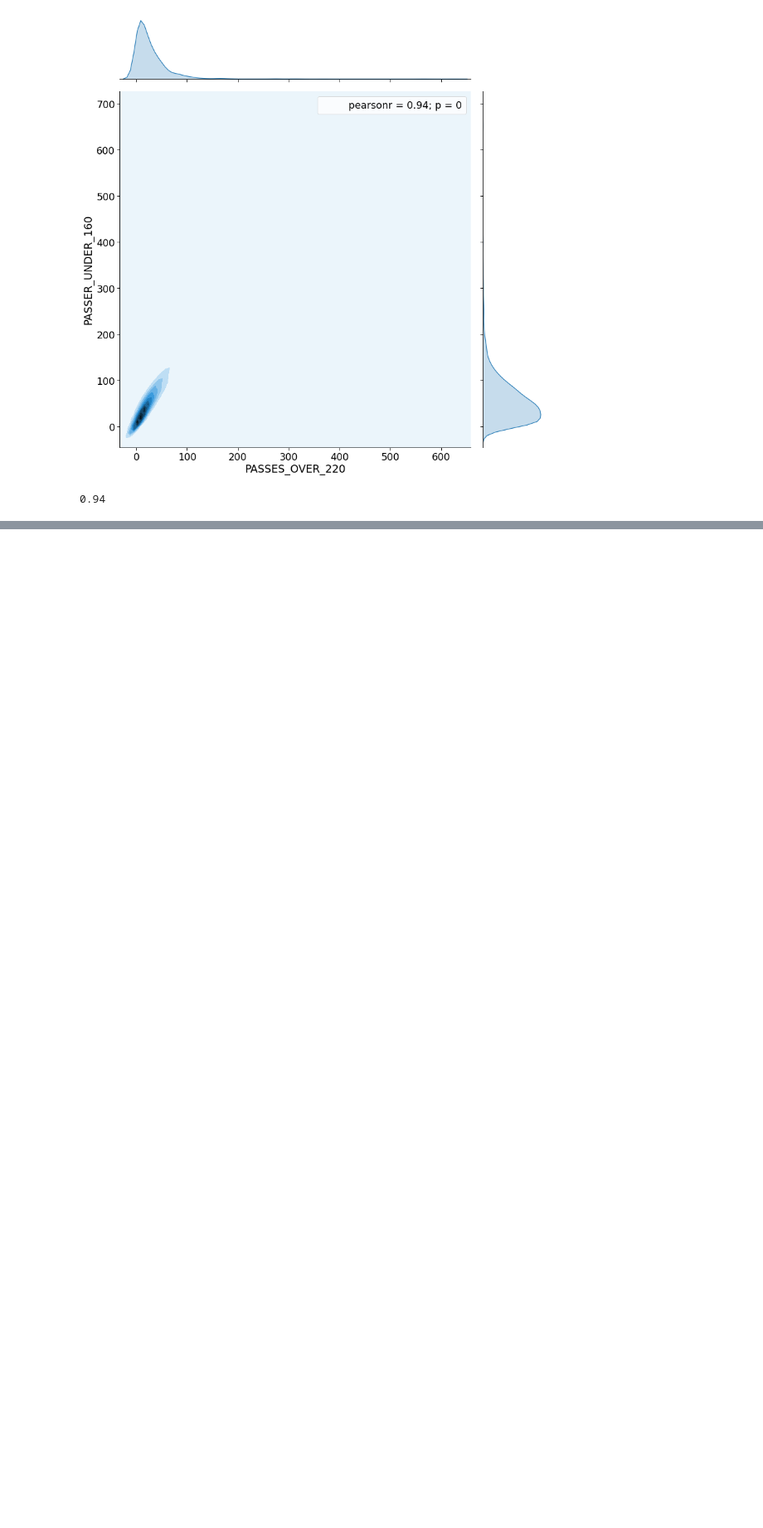
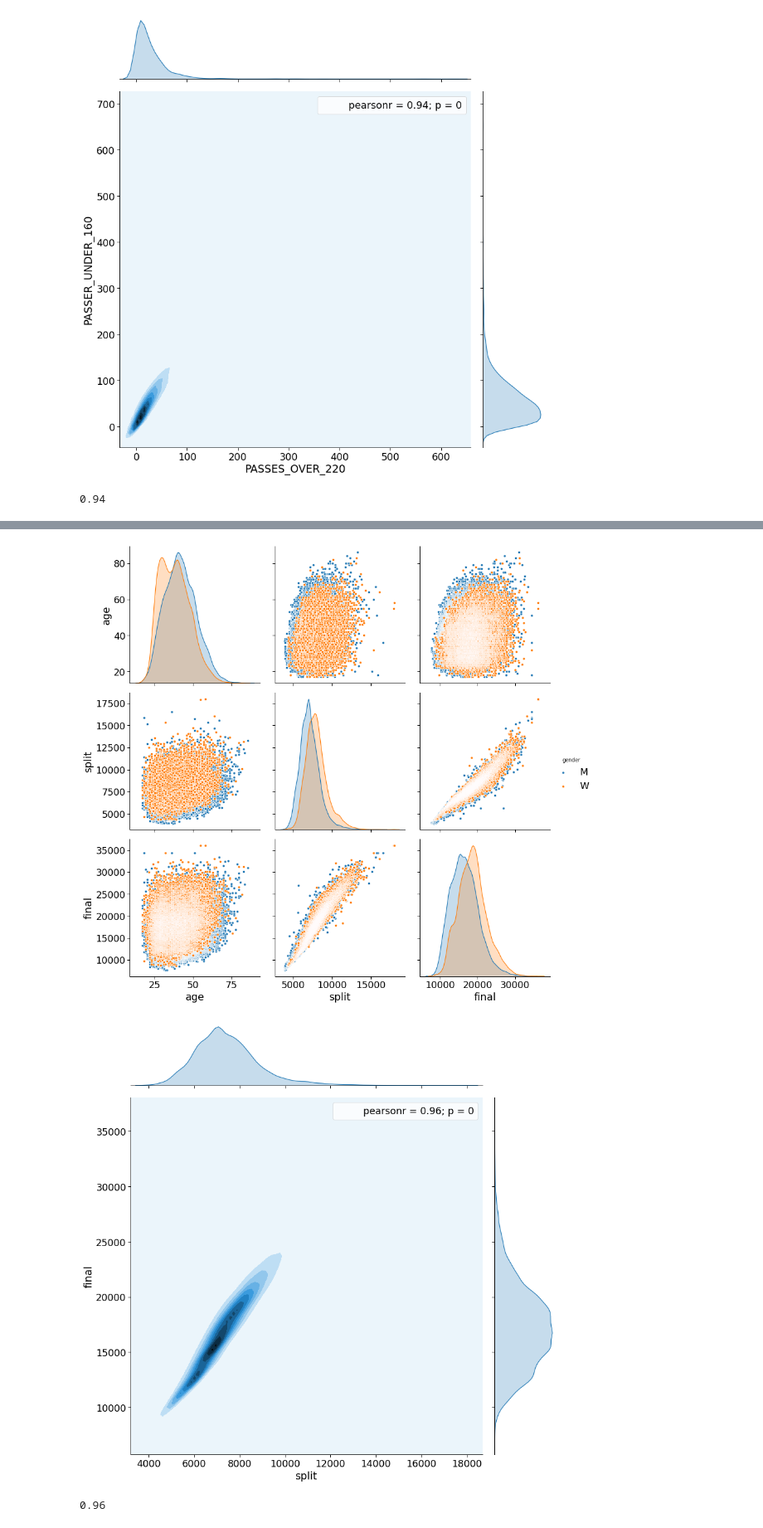
Before and after one commit to visualGravitySense/data-parsing-and-analysing, a Jupyter notebook: dependency visualization.ipynb, the cells around one changed output, grey strips where cells are left out. Shown at 83% size. Saved outputs shown, nothing was run; the diff lists cells and outputs as text; code cells hidden in the pictures; blank space fills up the shorter version.

```diff
--- a/dependency visualization.ipynb
+++ b/dependency visualization.ipynb
@@ -107,0 +123,31 @@ print (round(stats.pearsonr(data["PASSES_OVER_220"], data["PASSER_UNDER_160"])[0
+# %%
+#Чему равен коэффициент корреляции максимально зависимых серий данных? (0.96)
+
+%matplotlib inline
+import matplotlib.pyplot as plt
+import seaborn as sns
+import pandas as pd
+import scipy.stats as stats
+
+#ввод специальной функции для конвертации времени
+def convert_time(a):
+    return sum(x*int(t) for x, t in zip([3600, 60, 1], a.split(":")))
+
+data = pd.read_csv("http://digo.ee/marathon-data.csv")
+
+#применим введённую функцию конвертации времени к обеим сериям данных
+data["split"] = data["split"].apply(convert_time)
+data["final"] = data["final"].apply(convert_time)
+
+#построим парный график что бы понять какие данные с каими корелируют
+sns.pairplot(data, hue="gender", height=4)
+plt.show()
+
+# найдём коеффициэнт кореляции пирсона
+sns.jointplot("split", "final", data, height=12, kind="kde").annotate(stats.pearsonr)
+plt.show()
+print (round(stats.pearsonr(data["split"], data["final"])[0], 2))
+# %% [output]
+[figure, added]
+[figure, added]
+0.96
```
Also changed, not shown: parts of 1 cell of this notebook.
